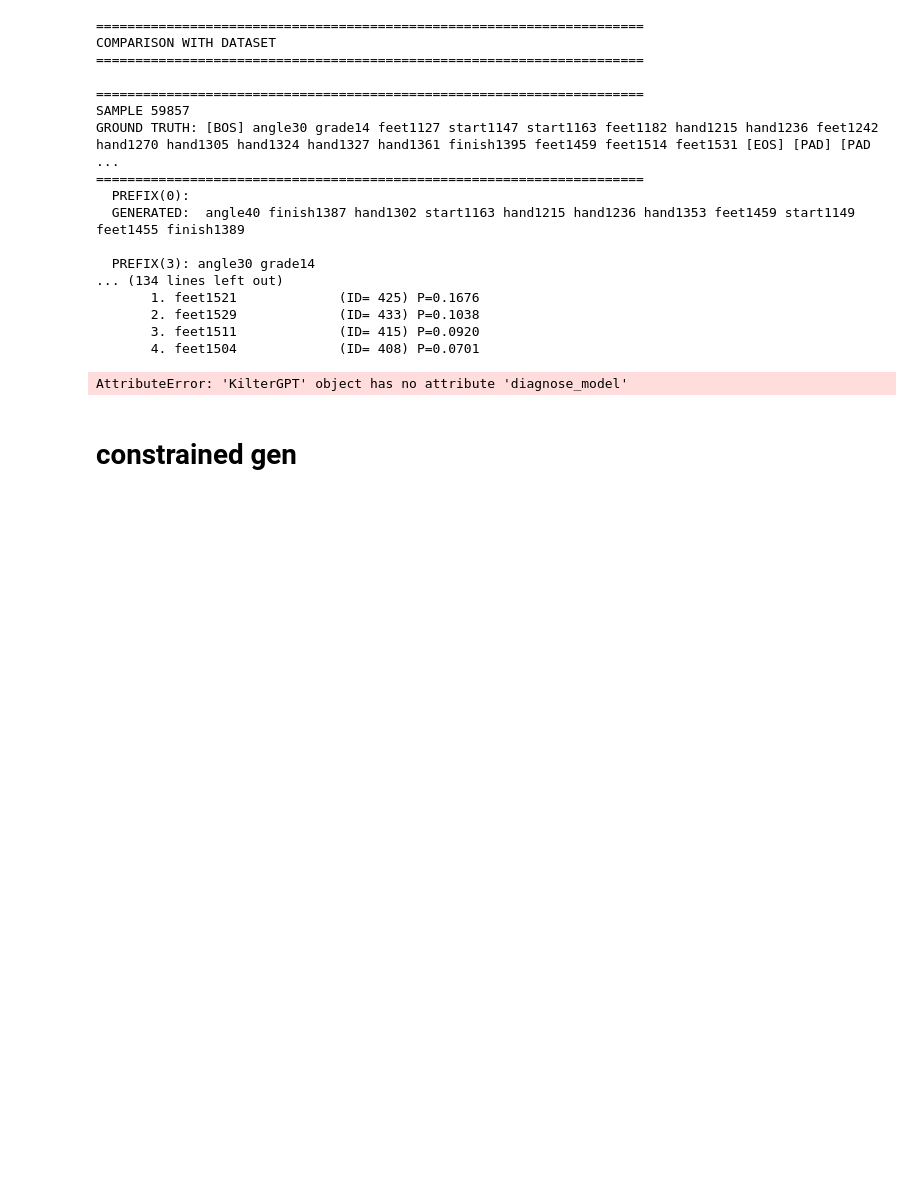
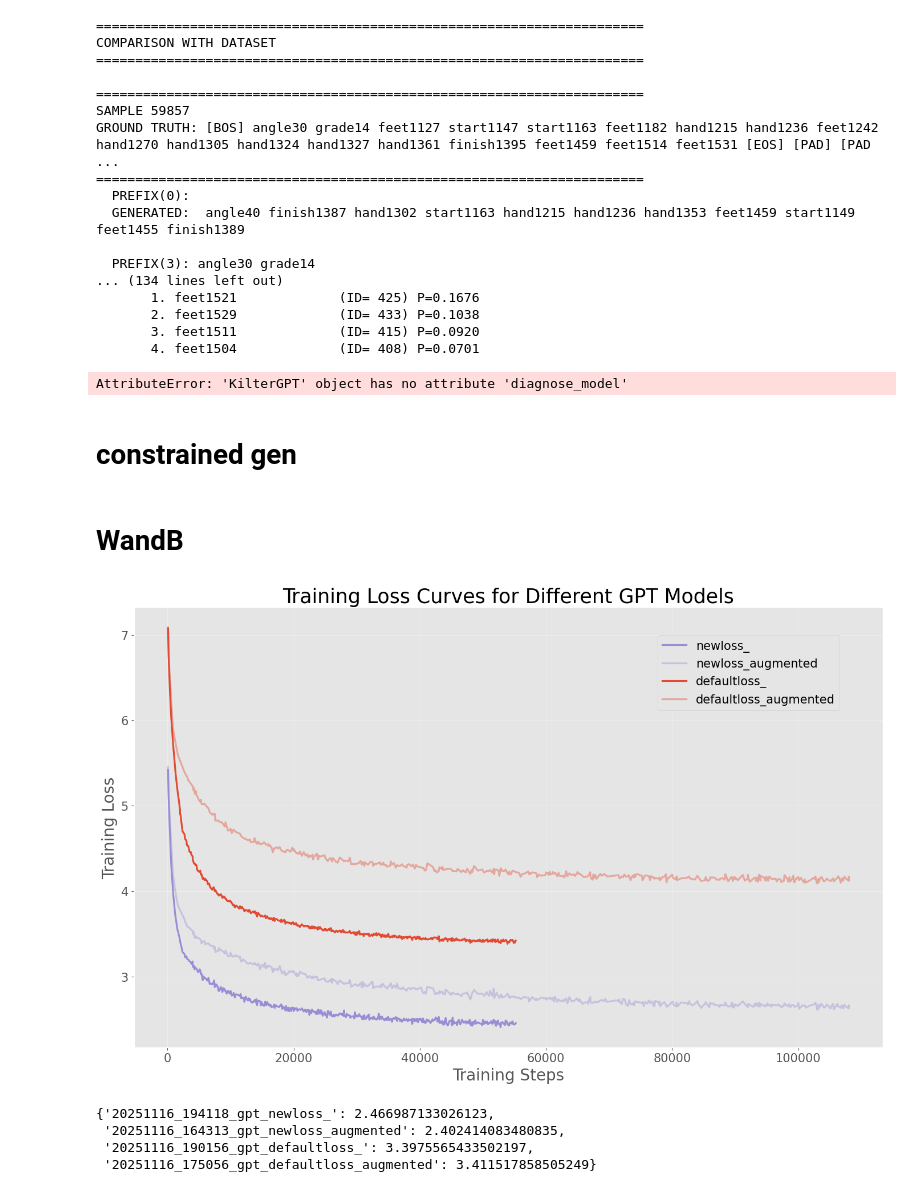
Before and after one commit to nnott3/KilterTransformer, a Jupyter notebook: notebooks/gpt_new.ipynb, the cells around one changed output. Drawn from its saved outputs; the diff is of its cells as text; code cells hidden in the pictures; blank space fills up the shorter version.

Commit message:
run cross-test and extract wandb loss

```diff
--- a/notebooks/gpt_new.ipynb
+++ b/notebooks/gpt_new.ipynb
@@ -1843,3 +1843,5 @@ def generate_with_constraint(
 KilterGPT.generate_with_constraint = generate_with_constraint
 
 gpt.generate_with_constraint(prompt="")
+# %% [markdown]
+# WandB
@@ -1845,0 +1874,42 @@ gpt.generate_with_constraint(prompt="")
+# %%
+plt.figure(figsize=(14, 9))
+
+# consistent style
+plt.style.use("ggplot")
+
+# loop automatically through run_names
+for run in run_names:
+    step_col = f"{run}_step"
+    loss_col = run
+
+    plt.plot(
+        df_train_loss[step_col],
+        df_train_loss[loss_col],
+        linewidth=2.3,
+        label=run.split('_gpt_')[1],
+        color = ('C0' if 'defaultloss' in run else 'C2'),
+        alpha = (0.4 if 'augmented' in run else 1.0)
+    )
+
+# labels & title
+plt.title("Training Loss Curves for Different GPT Models", fontsize=25)
+plt.xlabel("Training Steps", fontsize=20)
+plt.xticks(fontsize=15)
+plt.yticks(fontsize=15)
+plt.ylabel("Training Loss", fontsize=20)
+
+# grid + legend
+plt.grid(True, alpha=0.35)
+plt.legend(fontsize=15, frameon=True,  loc="upper right", bbox_to_anchor=(0.95, 0.95))
+
+plt.tight_layout()
+plt.show()
+# %% [output]
+[figure, added]
+# %%
+test_loss_dict
+# %% [output]
+{'20251116_194118_gpt_newloss_': 2.466987133026123,
+ '20251116_164313_gpt_newloss_augmented': 2.402414083480835,
+ '20251116_190156_gpt_defaultloss_': 3.3975565433502197,
+ '20251116_175056_gpt_defaultloss_augmented': 3.411517858505249}
```
Also changed, not shown: parts of 10 cells of this notebook.
